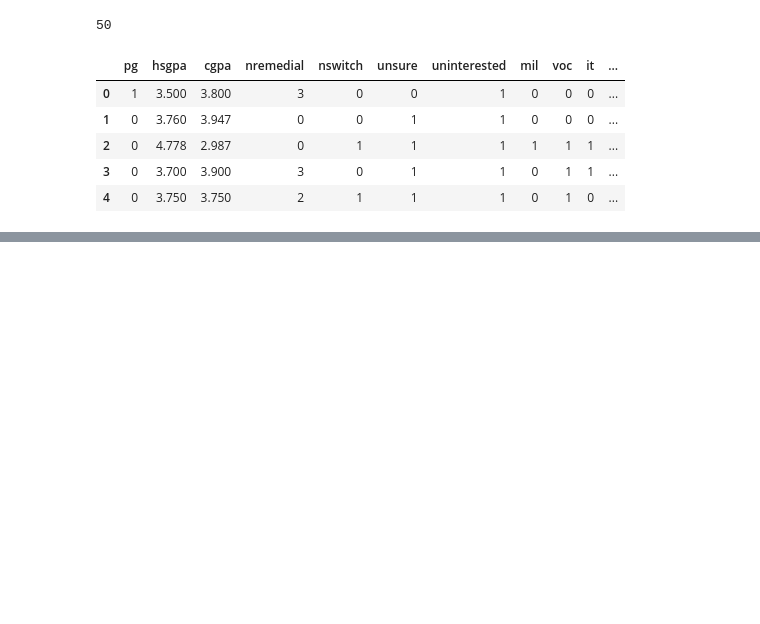
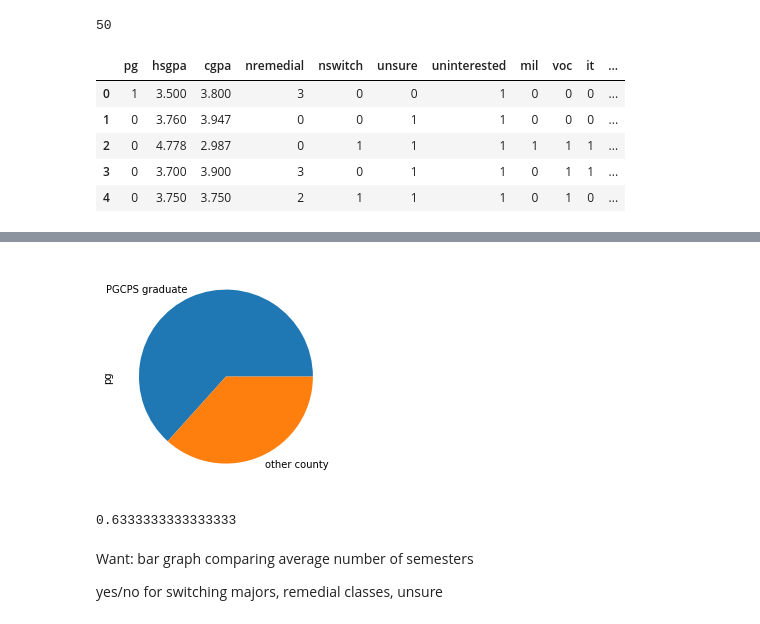
Before and after one commit to christian-rncl/engl394project, a Jupyter notebook: new/new.ipynb, the cells around one changed output, grey strips where cells are left out. Cells and saved outputs as stored; diff of their text form; code cells hidden in the pictures; blank space fills up the shorter version.

```diff
--- a/new/new.ipynb
+++ b/new/new.ipynb
@@ -144,0 +167,12 @@ df_clean.to_csv('394clean.csv', index=False)
+# %%
+pgswitchpie
+# %% [output]
+[figure, added]
+# %%
+19/30
+# %% [output]
+0.6333333333333333
+# %% [markdown]
+Want: bar graph comparing average number of semesters
+
+yes/no for switching majors, remedial classes, unsure
```
Also changed, not shown: parts of 21 cells of this notebook, 9 other files.
